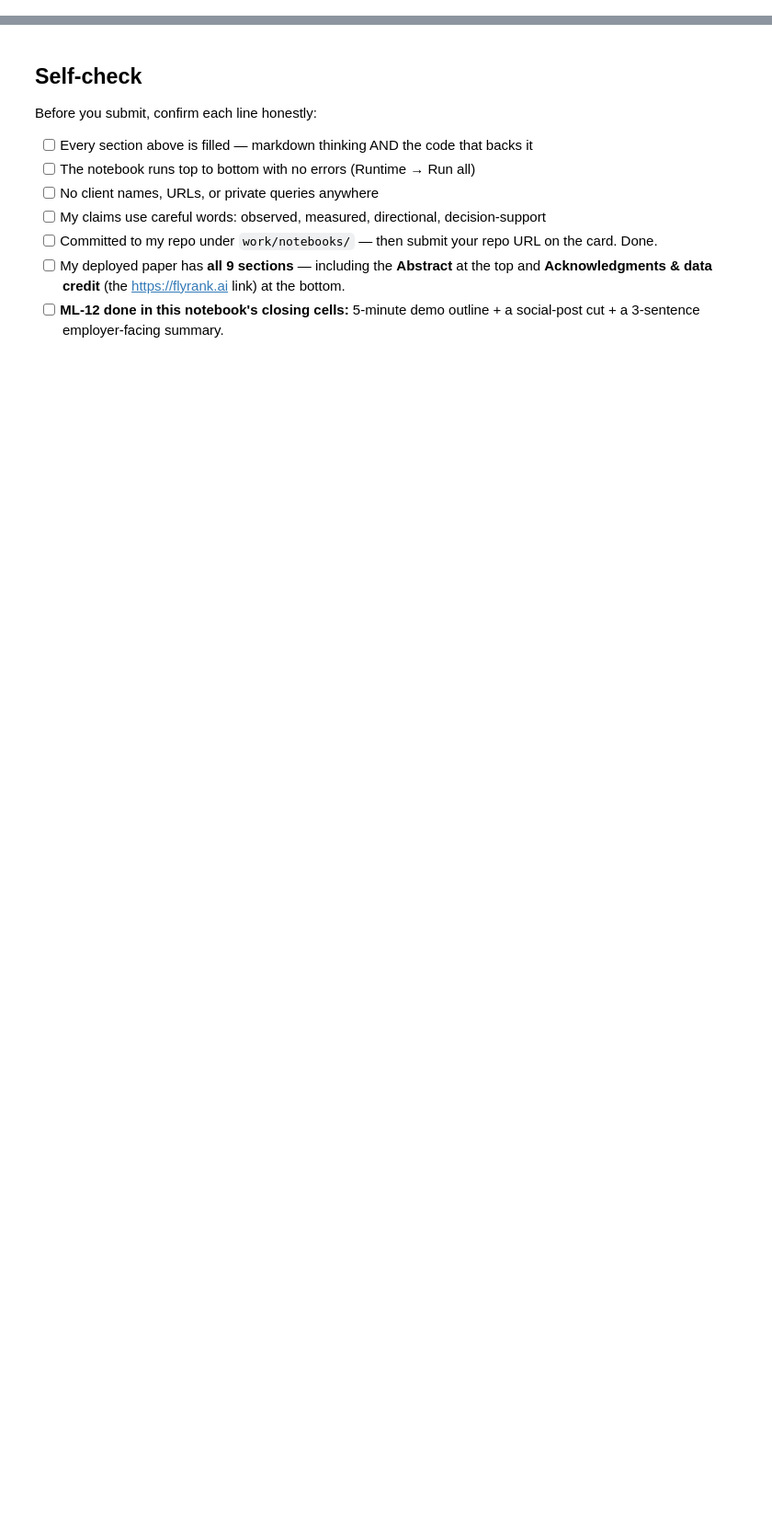
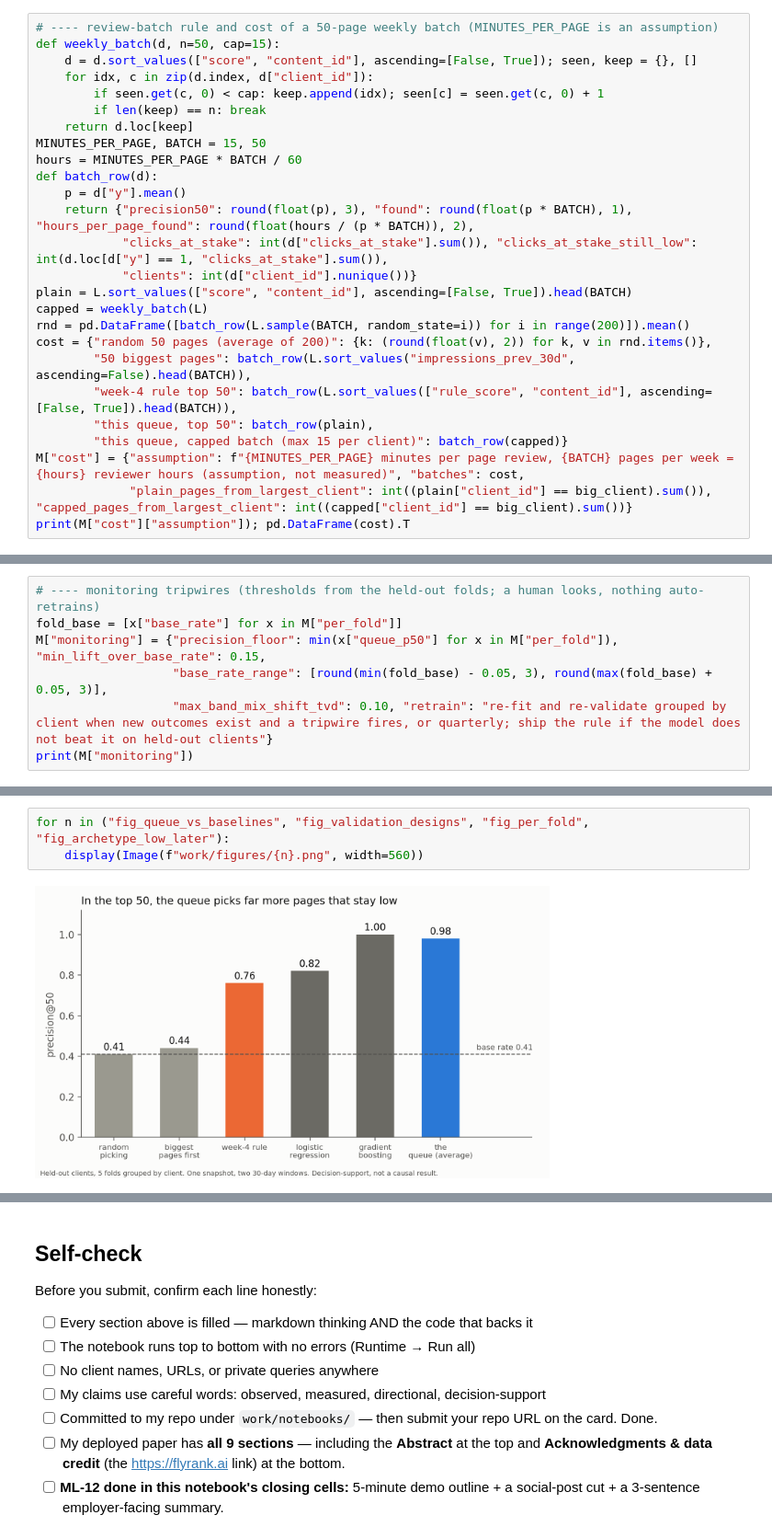
Before and after one commit to m-awaischohan/flyrank-internship-ml, a Jupyter notebook: work/notebooks/capstone.ipynb, the cells around one changed output, grey strips where cells are left out. Shown at 92% size. Cells and saved outputs as stored; diff of their text form; blank space fills up the shorter version.

```diff
--- a/work/notebooks/capstone.ipynb
+++ b/work/notebooks/capstone.ipynb
@@ -36,0 +399,26 @@ This skeleton is yours to fill. Work the sections **in order** — each one has
+# %%
+# ---- review-batch rule and cost of a 50-page weekly batch (MINUTES_PER_PAGE is an assumption)
+def weekly_batch(d, n=50, cap=15):
+    d = d.sort_values(["score", "content_id"], ascending=[False, True]); seen, keep = {}, []
+    for idx, c in zip(d.index, d["client_id"]):
+        if seen.get(c, 0) < cap: keep.append(idx); seen[c] = seen.get(c, 0) + 1
+        if len(keep) == n: break
+    return d.loc[keep]
+MINUTES_PER_PAGE, BATCH = 15, 50
+hours = MINUTES_PER_PAGE * BATCH / 60
+def batch_row(d):
+    p = d["y"].mean()
+    return {"precision50": round(float(p), 3), "found": round(float(p * BATCH), 1), "hours_per_page_found": round(float(hours / (p * BATCH)), 2),
+            "clicks_at_stake": int(d["clicks_at_stake"].sum()), "clicks_at_stake_still_low": int(d.loc[d["y"] == 1, "clicks_at_stake"].sum()),
+            "clients": int(d["client_id"].nunique())}
+plain = L.sort_values(["score", "content_id"], ascending=[False, True]).head(BATCH)
+capped = weekly_batch(L)
+rnd = pd.DataFrame([batch_row(L.sample(BATCH, random_state=i)) for i in range(200)]).mean()
+cost = {"random 50 pages (average of 200)": {k: (round(float(v), 2)) for k, v in rnd.items()},
+        "50 biggest pages": batch_row(L.sort_values("impressions_prev_30d", ascending=False).head(BATCH)),
+        "week-4 rule top 50": batch_row(L.sort_values(["rule_score", "content_id"], ascending=[False, True]).head(BATCH)),
+        "this queue, top 50": batch_row(plain),
+        "this queue, capped batch (max 15 per client)": batch_row(capped)}
+M["cost"] = {"assumption": f"{MINUTES_PER_PAGE} minutes per page review, {BATCH} pages per week = {hours} reviewer hours (assumption, not measured)", "batches": cost,
+             "plain_pages_from_largest_client": int((plain["client_id"] == big_client).sum()), "capped_pages_from_largest_client": int((capped["client_id"] == big_client).sum())}
+print(M["cost"]["assumption"]); pd.DataFrame(cost).T
@@ -36,0 +433,7 @@ This skeleton is yours to fill. Work the sections **in order** — each one has
+# %%
+# ---- monitoring tripwires (thresholds from the held-out folds; a human looks, nothing auto-retrains)
+fold_base = [x["base_rate"] for x in M["per_fold"]]
+M["monitoring"] = {"precision_floor": min(x["queue_p50"] for x in M["per_fold"]), "min_lift_over_base_rate": 0.15,
+                   "base_rate_range": [round(min(fold_base) - 0.05, 3), round(max(fold_base) + 0.05, 3)],
+                   "max_band_mix_shift_tvd": 0.10, "retrain": "re-fit and re-validate grouped by client when new outcomes exist and a tripwire fires, or quarterly; ship the rule if the model does not beat it on held-out clients"}
+print(M["monitoring"])
@@ -36,0 +524,5 @@ This skeleton is yours to fill. Work the sections **in order** — each one has
+# %%
+for n in ("fig_queue_vs_baselines", "fig_validation_designs", "fig_per_fold", "fig_archetype_low_later"):
+    display(Image(f"work/figures/{n}.png", width=560))
+# %% [output]
+[figure, added]
```
Also changed, not shown: parts of 29 cells of this notebook.
